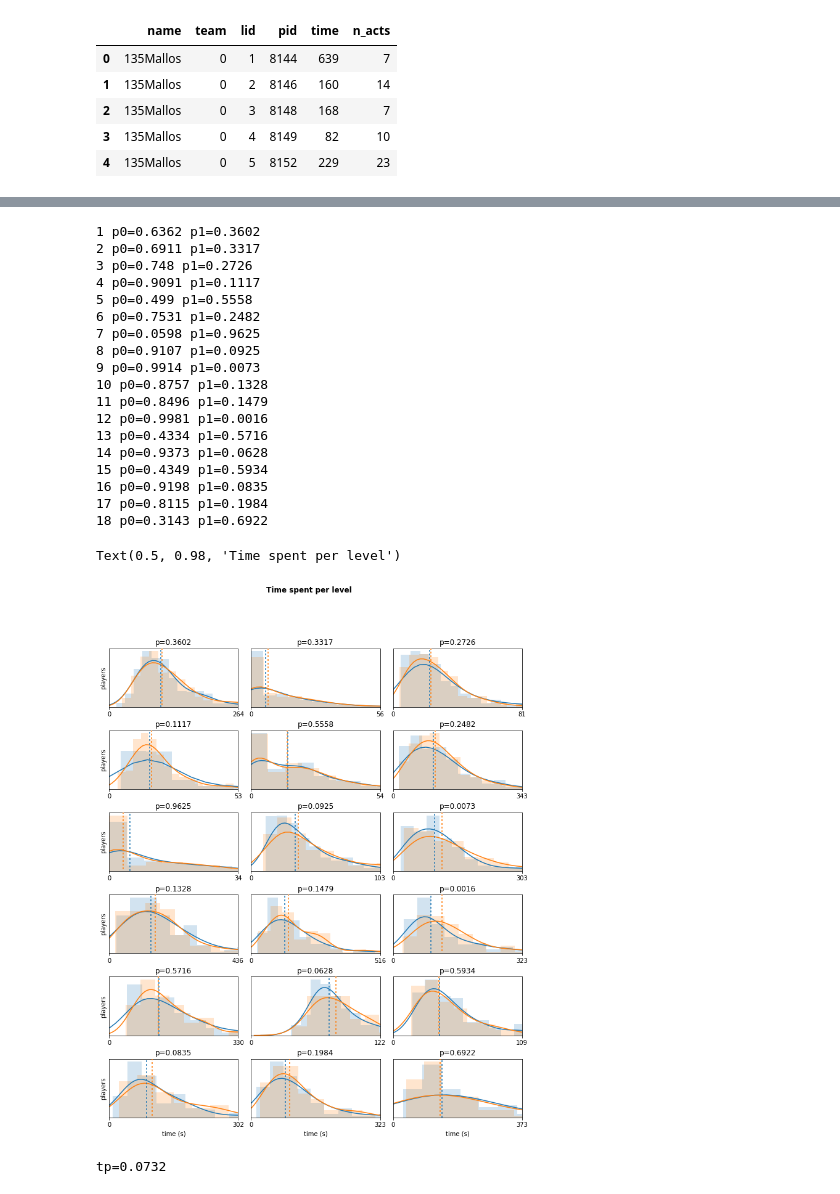
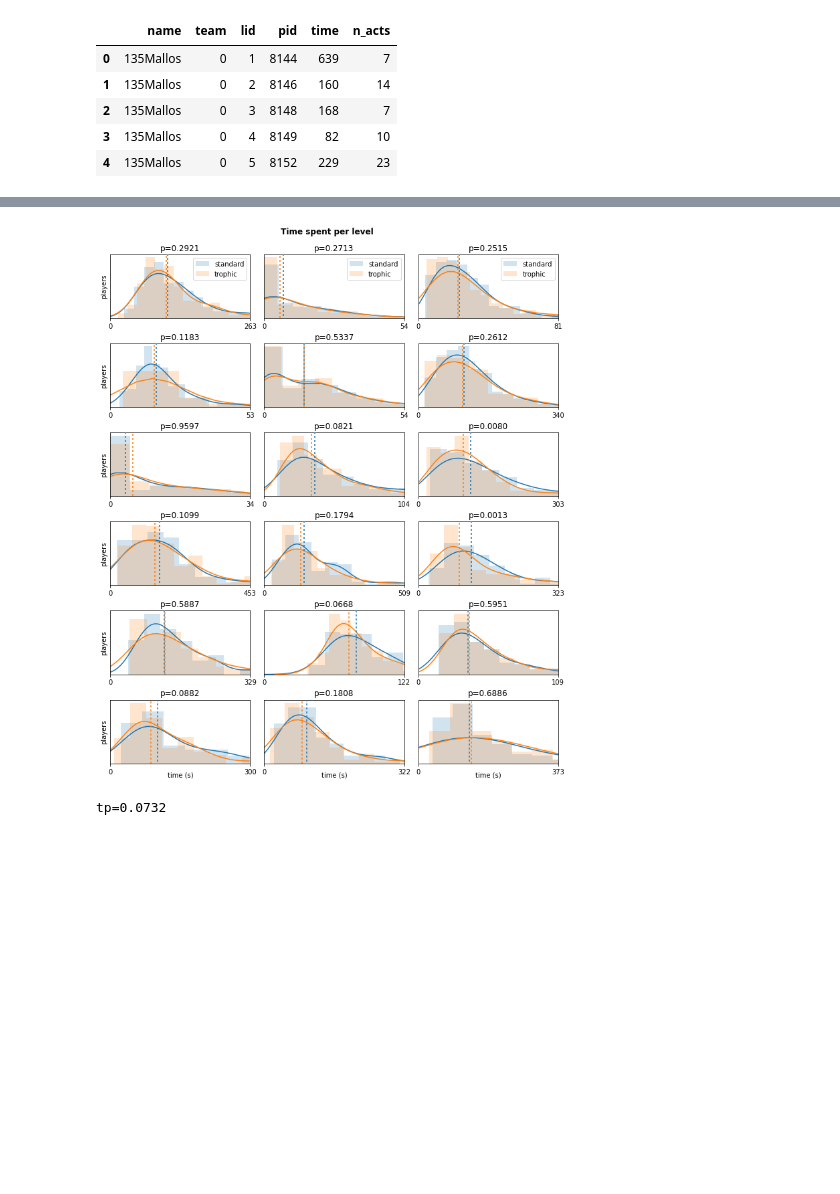
Before and after one commit to jxz12/ecobuild_analysis, a Jupyter notebook: times.ipynb, the cells around one changed output, grey strips where cells are left out. Saved outputs shown, nothing was run; the diff lists cells and outputs as text; code cells hidden in the pictures; blank space fills up the shorter version.

```diff
--- a/times.ipynb
+++ b/times.ipynb
@@ -65,77 +114,51 @@ def test_median(dist1, dist2, size):
 # %%
 fig, axes = plt.subplots(nrows=6, ncols=3, figsize=(12,14))
 plt.subplots_adjust(wspace=.1, hspace=.4)
+cmap = plt.get_cmap('tab10')
 
-cmap = plt.get_cmap('tab10')
-lid_grouped = df.groupby('lid')
-for lid in lid_grouped.groups.keys():
-    # only take first playthrough
-    df_lid = lid_grouped.get_group(lid)
-    df_pid = df_lid.sort_values('pid').drop_duplicates('name')
-
-    # separate teams
-    team_group = df_pid.groupby('team')
-    team0 = team_group.get_group(0)['time']
-    team1 = team_group.get_group(1)['time']
-
+for lid in teams0.keys():
     # choose axis
     i = lid-1
     if i>=100:
-#         i = i-100+18
         continue
+
+    team0 = teams0[lid]
+    team1 = teams1[lid]
+    pval1 = pvals1[lid]
 
     ax = axes[(i//3,i%3)]
     ax.tick_params(axis='y', which='both', left=False, labelleft=False)
 
     conf0 = np.percentile(team0, [0,50,95])
 #     conf1 = np.percentile(team1, [2.5,97.5])
     ax.set_xlim([0,conf0[2]])
     ax.set_xticks([0,conf0[2]])
     ax.set_xticklabels([0,int(conf0[2]/10)])
 
+    sns.distplot(team1, ax=ax, hist_kws=dict(alpha=.2))
     sns.distplot(team0, ax=ax, hist_kws=dict(alpha=.2))
-    sns.distplot(team1, ax=ax, hist_kws=dict(alpha=.2))
+
+    if lid<=3:
+        ax.legend(['standard','trophic'])
 
     med0 = np.median(team0)
     med1 = np.median(team1)
 
-    ax.axvline(med0, color=cmap(0), ls=(0,[2,2]), zorder=10)
-    ax.axvline(med1, color=cmap(.1), ls=(2,[2,2]), zorder=10)
+    ax.axvline(med0, color=cmap(.1), ls=(0,[2,2]), zorder=10)
+    ax.axvline(med1, color=cmap(0), ls=(2,[2,2]), zorder=10)
 
-    pval0 = test_median(team0, team1, 10000)
-    pval1 = test_median(team1, team0, 10000)
-    ax.set_title(f'p={pval1}')
+    ax.set_title(f'p={pval1:.4f}')
     ax.set_xlabel(' ')
-    print(f'{lid} p0={pval0} p1={pval1}')
 
 for i in range(6):
     axes[i,0].set_ylabel('players')
 for i in range(3):
-    axes[5,i].set_xlabel('time (s)')
+    axes[5,i].set_xlabel('time (s)', labelpad=-5)
 
-plt.savefig('times.svg')
-fig.suptitle(r'Time spent per level', fontweight='bold')
+fig.suptitle(r'Time spent per level', fontweight='bold', y=.92)
+plt.savefig('times.pdf', bbox_inches='tight')
 # %% [output]
-1 p0=0.6362 p1=0.3602
-2 p0=0.6911 p1=0.3317
-3 p0=0.748 p1=0.2726
-4 p0=0.9091 p1=0.1117
-5 p0=0.499 p1=0.5558
-6 p0=0.7531 p1=0.2482
-7 p0=0.0598 p1=0.9625
-8 p0=0.9107 p1=0.0925
-9 p0=0.9914 p1=0.0073
-10 p0=0.8757 p1=0.1328
-11 p0=0.8496 p1=0.1479
-12 p0=0.9981 p1=0.0016
-13 p0=0.4334 p1=0.5716
-14 p0=0.9373 p1=0.0628
-15 p0=0.4349 p1=0.5934
-16 p0=0.9198 p1=0.0835
-17 p0=0.8115 p1=0.1984
-18 p0=0.3143 p1=0.6922
-Text(0.5, 0.98, 'Time spent per level')
-[figure, old version]
+[figure, new version]
 # %%
 # extract total time
 
```
Also changed, not shown: parts of 2 cells of this notebook, 4 other files.
